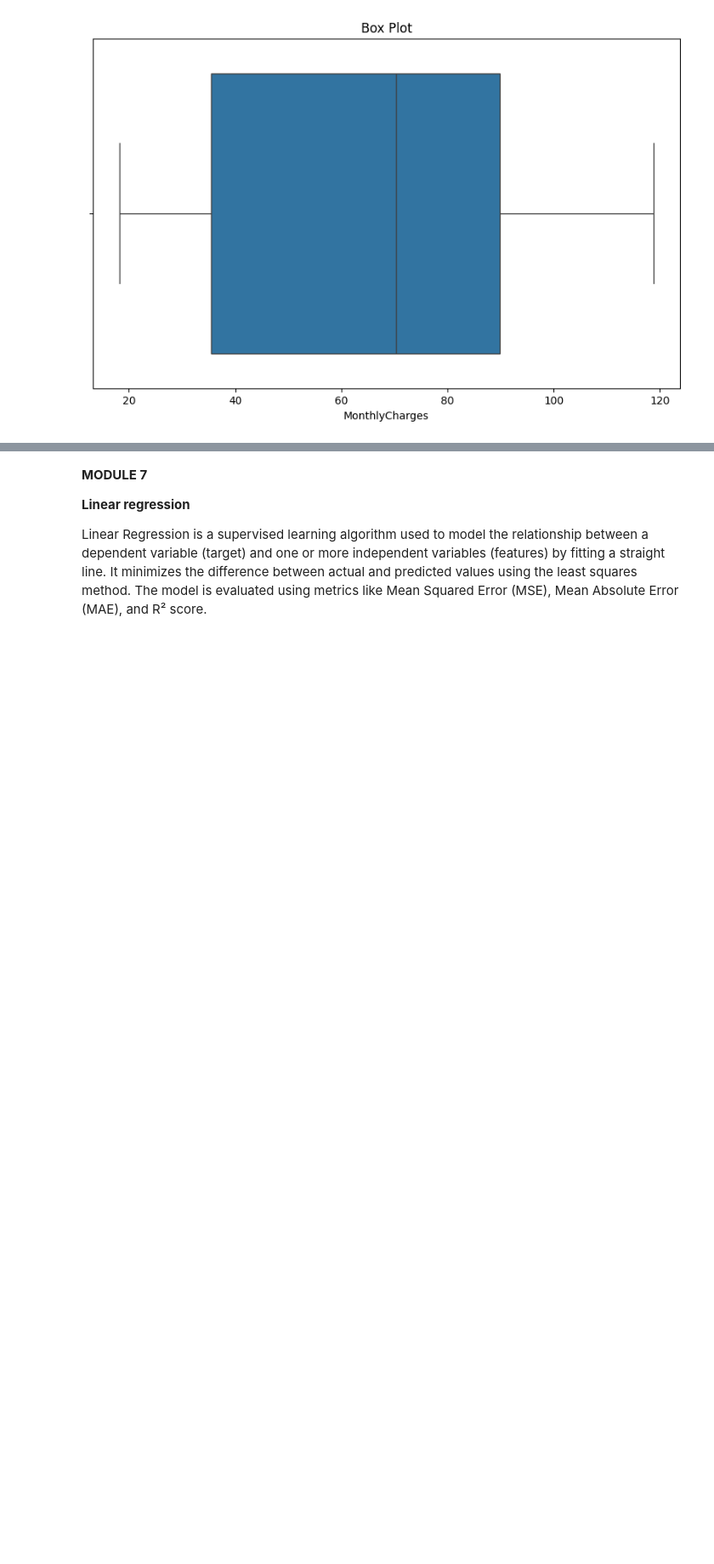
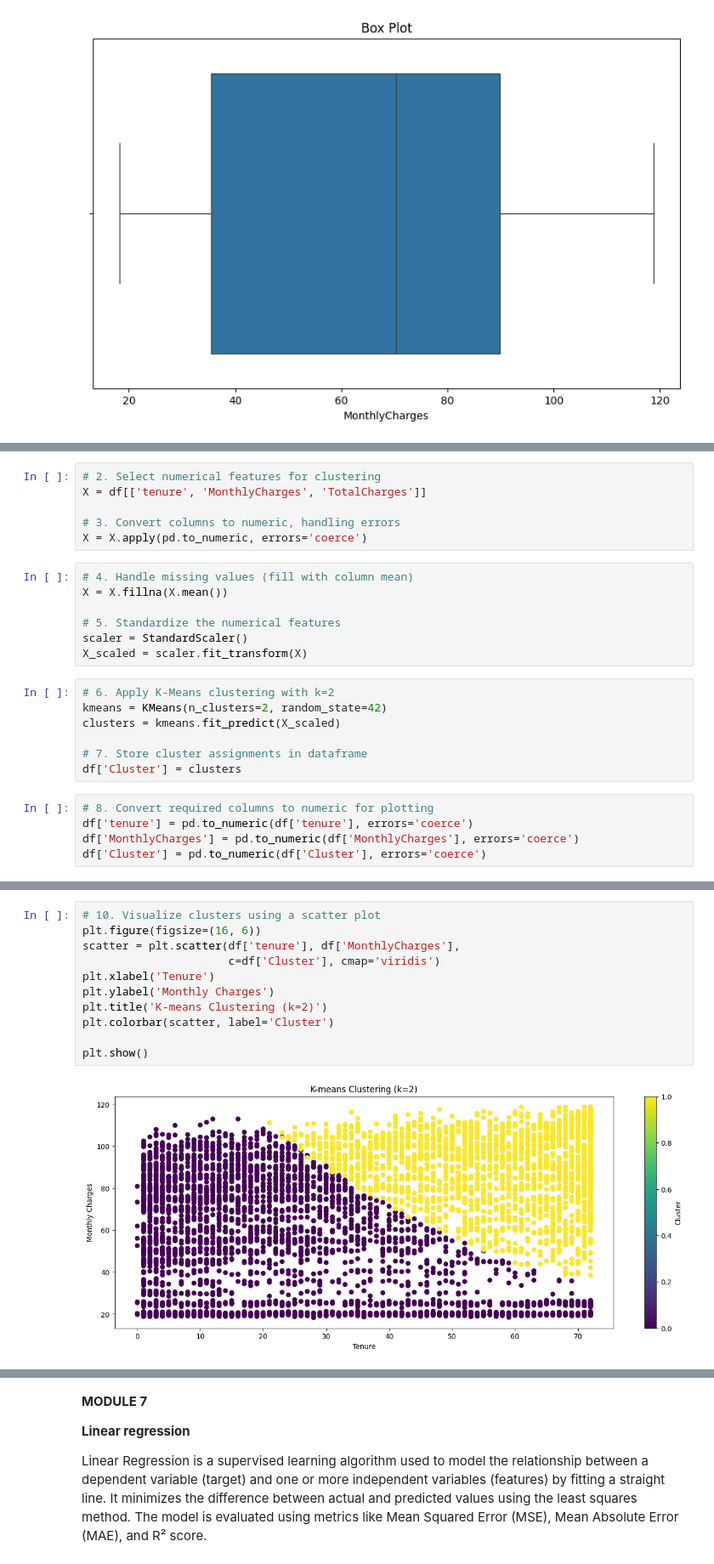
Before and after one commit to AishwaryaBilla/EDA-21BDS0010, a Jupyter notebook: 21BDS0010.ipynb, the cells around one changed output, grey strips where cells are left out. Shown at 85% size. Drawn from its saved outputs; the diff is of its cells as text; blank space fills up the shorter version.

```diff
--- a/21BDS0010.ipynb
+++ b/21BDS0010.ipynb
@@ -729,0 +742,25 @@ plt.show()
+# %%
+# 2. Select numerical features for clustering
+X = df[['tenure', 'MonthlyCharges', 'TotalCharges']]
+
+# 3. Convert columns to numeric, handling errors
+X = X.apply(pd.to_numeric, errors='coerce')
+# %%
+# 4. Handle missing values (fill with column mean)
+X = X.fillna(X.mean())
+
+# 5. Standardize the numerical features
+scaler = StandardScaler()
+X_scaled = scaler.fit_transform(X)
+# %%
+# 6. Apply K-Means clustering with k=2
+kmeans = KMeans(n_clusters=2, random_state=42)
+clusters = kmeans.fit_predict(X_scaled)
+
+# 7. Store cluster assignments in dataframe
+df['Cluster'] = clusters
+# %%
+# 8. Convert required columns to numeric for plotting
+df['tenure'] = pd.to_numeric(df['tenure'], errors='coerce')
+df['MonthlyCharges'] = pd.to_numeric(df['MonthlyCharges'], errors='coerce')
+df['Cluster'] = pd.to_numeric(df['Cluster'], errors='coerce')
@@ -729,0 +787,13 @@ plt.show()
+# %%
+# 10. Visualize clusters using a scatter plot
+plt.figure(figsize=(16, 6))
+scatter = plt.scatter(df['tenure'], df['MonthlyCharges'],
+                      c=df['Cluster'], cmap='viridis')
+plt.xlabel('Tenure')
+plt.ylabel('Monthly Charges')
+plt.title('K-means Clustering (k=2)')
+plt.colorbar(scatter, label='Cluster')
+
+plt.show()
+# %% [output]
+[figure, added]
```
Also changed, not shown: parts of 13 cells of this notebook.
